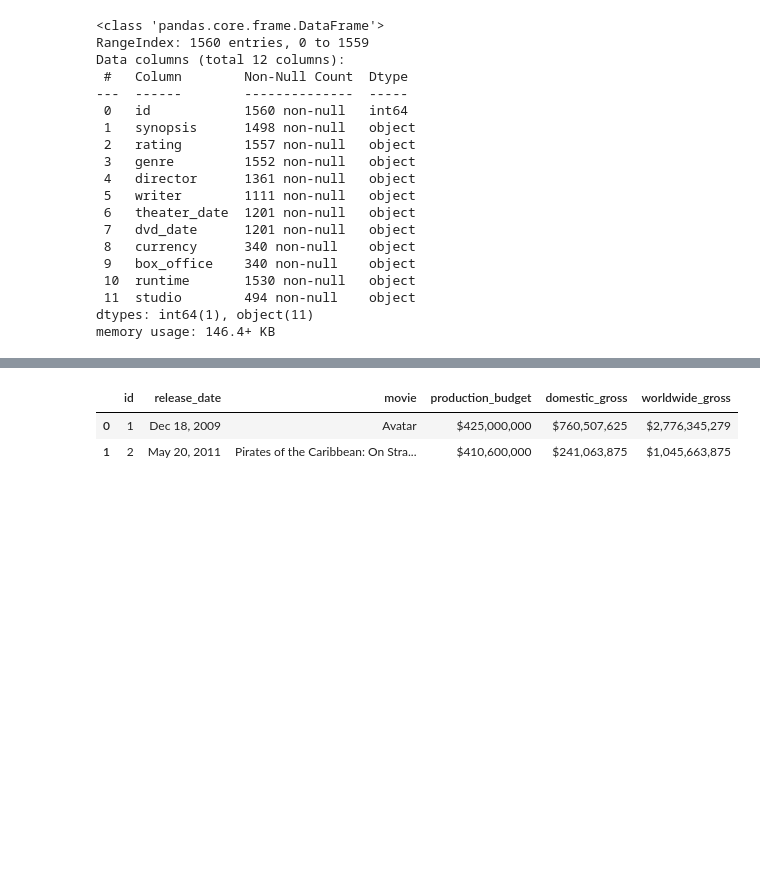
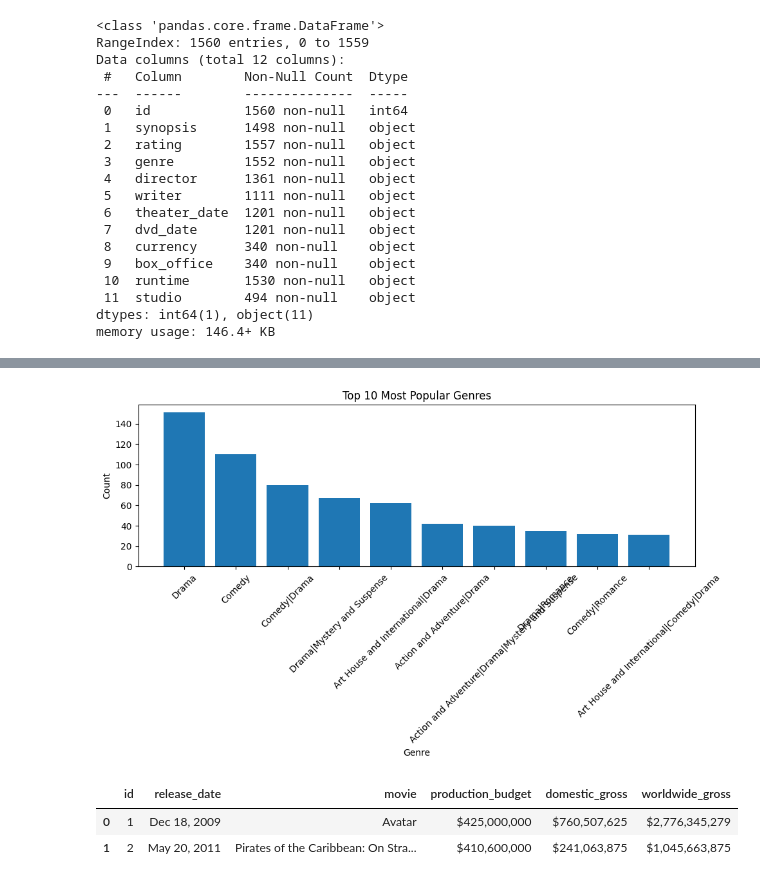
Before and after one commit to PritcyVeke/Project1, a Jupyter notebook: Student.ipynb, the cells around one changed output, grey strips where cells are left out. Cells and saved outputs as stored; diff of their text form; code cells hidden in the pictures; blank space fills up the shorter version.

```diff
--- a/Student.ipynb
+++ b/Student.ipynb
@@ -258,3 +260,18 @@ Movie=pd.read_csv("tmdb.movies.csv.gz")
+# %%
+
+
+# Plot a bar chart
+plt.figure(figsize=(10, 6))
+plt.bar(popular_genre_df['Genre'][:10], popular_genre_df['Count'][:10])
+plt.xlabel('Genre')
+plt.ylabel('Count')
+plt.title('Top 10 Most Popular Genres')
+plt.xticks(rotation=45)
+plt.tight_layout()
+
+plt.show()
+# %% [output]
+[figure, added]
 # %%
 Movie_budgets=pd.read_csv("tn.movie_budgets.csv.gz")
 Movie_budgets.head(2)
```
Also changed, not shown: parts of 21 cells of this notebook.
